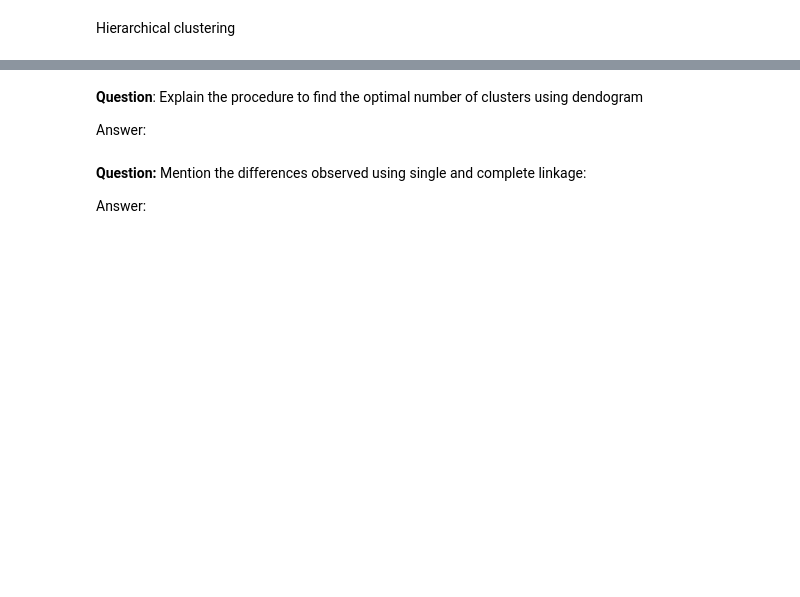
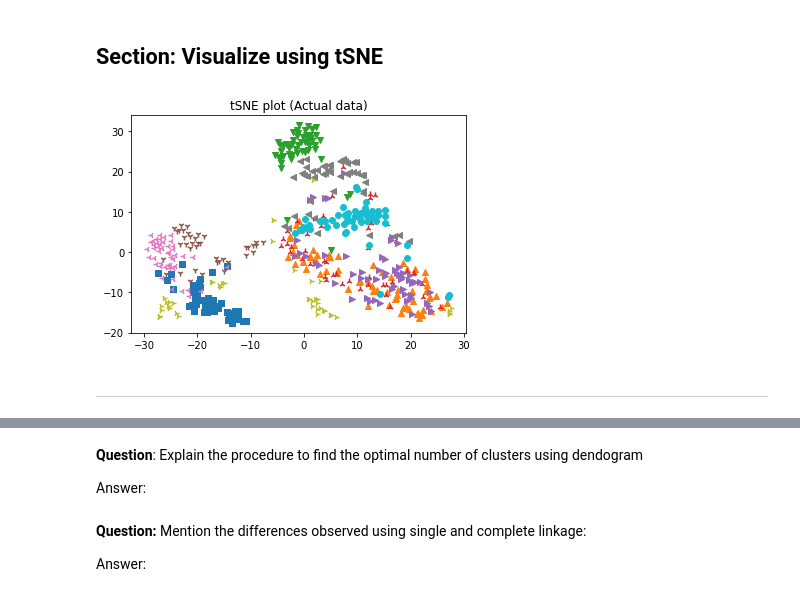
Before and after one commit to TheProjectsGuy/SMAI21-CS7.403, a Jupyter notebook: Assignments/Assignment 3/Notebooks/Clustering.ipynb, the cells around one changed output, grey strips where cells are left out. Cells and saved outputs as stored; diff of their text form; code cells hidden in the pictures; blank space fills up the shorter version.

Commit message:
Added a part of the clustering solution

```diff
--- a/Assignments/Assignment 3/Notebooks/Clustering.ipynb
+++ b/Assignments/Assignment 3/Notebooks/Clustering.ipynb
@@ -44,0 +40,10 @@ In this task, you need to implement Hierarchical clustering (agglomerative) on t
+# %%
+# Load the dataset
+(img_train, label_train), (img_test, label_test) = keras.datasets.\
+    fashion_mnist.load_data()
+# Using the test set (compute constraints) for clustering
+x_data = img_test.reshape(-1, 28*28)   # 10000, 784
+y_data = label_test     # 10000,
+# Training set (small for testing the implementations)
+x_train = x_data[:500, :]
+y_train = y_data[:500]
@@ -61,2 +194,0 @@ from keras.datasets import fashion_mnist
-# %% [markdown]
-Hierarchical clustering
@@ -66,0 +195,32 @@ def hierarchical_clustering():
+# %% [markdown]
+## Section: Visualize using tSNE
+# %%
+# Convert the x_train to 2D embedding
+x_in = x_train
+x_out = TSNE(n_components=2, learning_rate='auto',init='random').\
+    fit_transform(x_in)
+# Markers for labels: https://matplotlib.org/stable/api/markers_api.html
+y_m = {
+    0: "o", 1: "v", 2: "^", 3: "<", 4: ">", 5: "1", 6: "2", 7: "3",
+    8: "4", 9: "s"
+}
+# Dictionary
+y_dct = dict()
+# Fill the dictionary
+for x, y in zip(x_out, y_train):
+    if y not in y_dct:
+        y_dct[y] = [x]
+    else:
+        y_dct[y].append(x)
+# %%
+# Main tSNE plot
+plt.figure()
+plt.title("tSNE plot (Actual data)")
+for y_c in y_dct:
+    x_d = np.array(y_dct[y_c])    # Data points
+    plt.scatter(x_d[:, 0], x_d[:, 1], marker=y_m[y_c])
+plt.show()
+# %% [output]
+[figure, added]
+# %% [markdown]
+---
```
Also changed, not shown: parts of 27 cells of this notebook, 1 other file.
